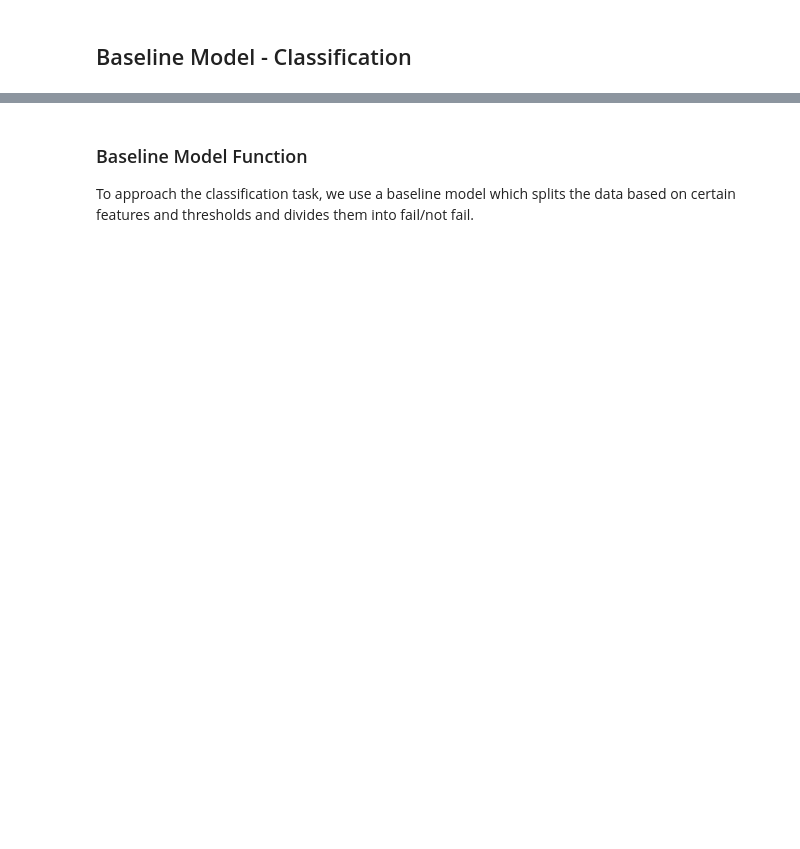
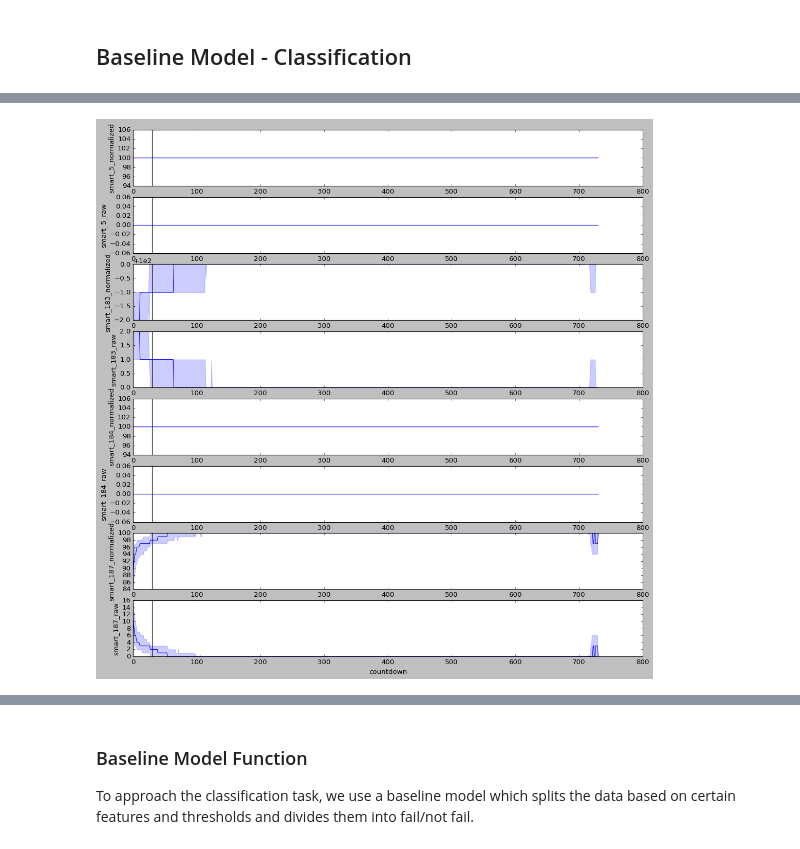
Before and after one commit to wcmphysics/DataScienceBootcamp-Capstone, a Jupyter notebook: notebooks/daniela_baseline.ipynb, the cells around one changed output, grey strips where cells are left out. Cells and saved outputs as stored; diff of their text form; code cells hidden in the pictures; blank space fills up the shorter version.

```diff
--- a/notebooks/daniela_baseline.ipynb
+++ b/notebooks/daniela_baseline.ipynb
@@ -107,3 +79,12 @@ classification_data[classification_data['fail_30'] == 0][columns].describe().T
 | smart_184_raw | 223503.0 | 0.140034 | 3.110818 | 0.0 | 0.0 | 0.0 | 0.0 | 180.0 |
 | smart_187_normalized | 223503.0 | 94.042626 | 15.829475 | 1.0 | 97.0 | 100.0 | 100.0 | 100.0 |
 | smart_187_raw | 223503.0 | 7.358474 | 28.923403 | 0.0 | 0.0 | 0.0 | 3.0 | 773.0 |
+# %%
+time_window = 30 # Line for plotting
+plt.figure(figsize=(16,16))
+for num, feat in enumerate(columns):
+    plt.subplot(8,1,num+1)
+    sns.lineplot(x=classification_data.countdown, y=classification_data[feat], estimator=np.median)
+    plt.axvline(x=time_window, c='k')
+# %% [output]
+[figure, added]
```
Also changed, not shown: parts of 17 cells of this notebook, 1 other file.
